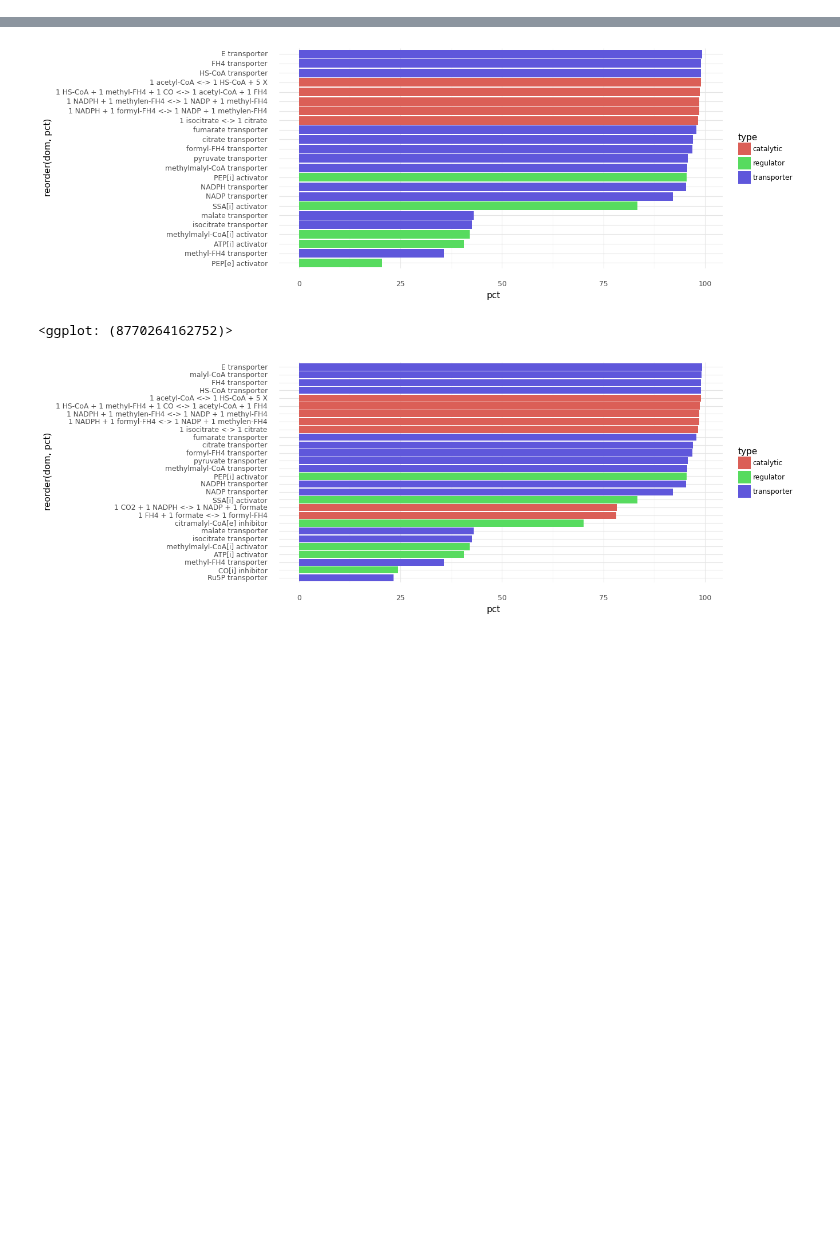
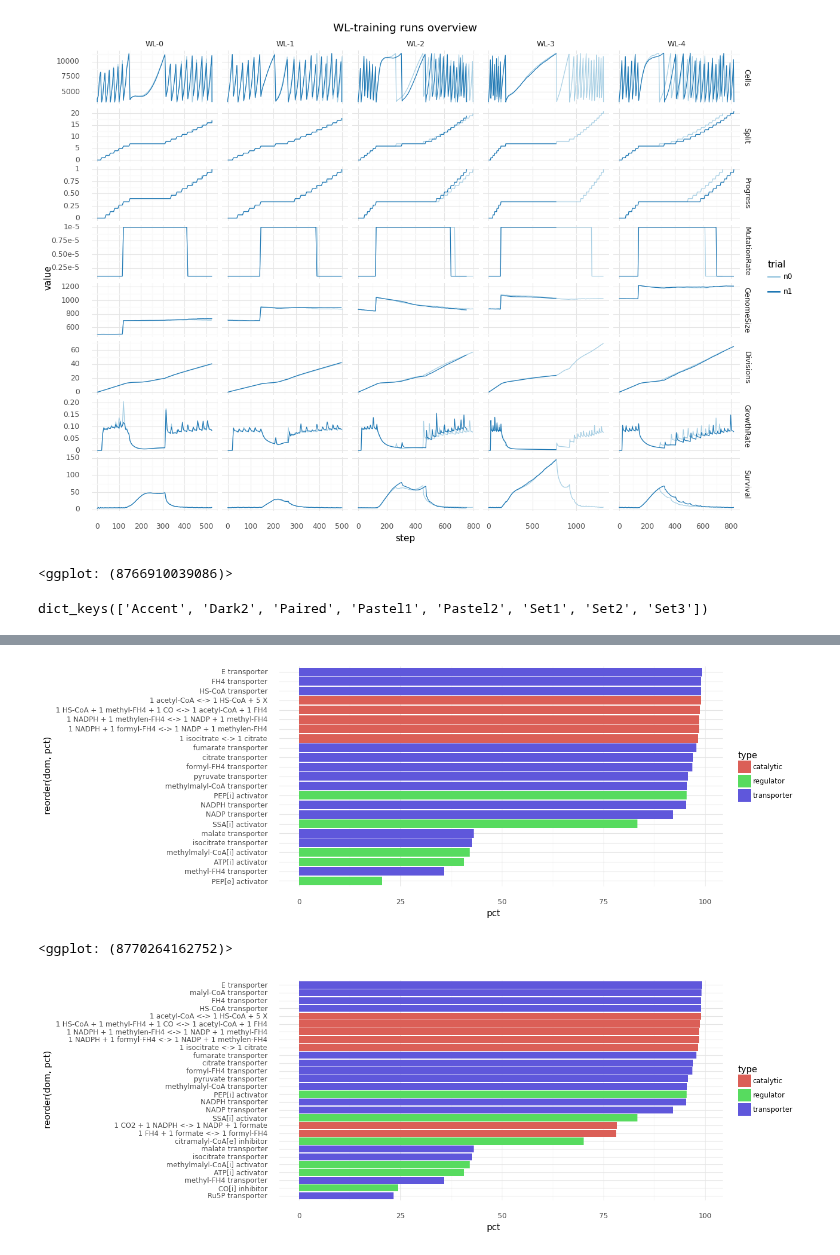
Before and after one commit to mRcSchwering/luca, a Jupyter notebook: e1_co2_fixing/WL_training.ipynb, the cells around one changed output, grey strips where cells are left out. Saved outputs shown, nothing was run; the diff lists cells and outputs as text; code cells hidden in the pictures; blank space fills up the shorter version.

```diff
--- a/e1_co2_fixing/WL_training.ipynb
+++ b/e1_co2_fixing/WL_training.ipynb
@@ -12,3 +16,21 @@ THIS_DIR = Path(".") / "e1_co2_fixing"
 RUNS_DIR = THIS_DIR / "runs"
 
 world = ms.World.from_file(rundir=RUNS_DIR)
+# %%
+records = []
+for rundir in RUNS_DIR.glob("2023-07-*"):
+    with open(rundir / "hparams.json", "r") as fh:
+        data = json.load(fh)
+    records.append({"name": rundir.name, **data})
+hparams = pd.DataFrame.from_records(records)
+
+hparams.loc[:, "trial"] = "n" + hparams["name"].str.rsplit("_", n=1).str[1]
+hparams.loc[:, "purpose"] = "train-pathway"
+hparams.loc[hparams["pathway-label"].isna(), "purpose"] = "validate-cells"
+hparams.loc[hparams["pathway-label"].isna() & hparams["init-label"].isna(), "purpose"] = "init-cells"
+hparams.loc[:, "culture"] = "batch"
+hparams.loc[hparams["purpose"] == "validate-cells", "culture"] = "chemostat"
+
+# TODO: network chart?
+hparams = hparams.sort_values("name").reset_index()
+hparams[["name", "trial", "pathway-label", "init-label", "purpose", "culture"]]
@@ -14,0 +52,45 @@ world = ms.World.from_file(rundir=RUNS_DIR)
+# %%
+scalars = [
+    ("Cells/Total", "Cells"),
+    ("Other/Split", "Split"),
+    ("Other/Progress", "Progress"),
+    ("Other/MutationRate", "MutationRate"),
+    ("Cells/GenomeSize", "GenomeSize"),
+    ("Cells/Divisions", "Divisions"),
+    ("Cells/GrowthRate", "GrowthRate"),
+    ("Cells/Survival", "Survival")
+]
+
+records = []
+for _, row in hparams.loc[hparams["purpose"] == "train-pathway"].iterrows():
+    event_dir = RUNS_DIR / row["name"]
+    tf_ea = event_accumulator.EventAccumulator(str(event_dir))
+    tf_ea.Reload()
+    for scalar, variable in scalars:
+        for obj in tf_ea.Scalars(scalar):
+            records.append({
+                "name": row["name"],
+                "variable": variable,
+                "value": obj.value,
+                "step": obj.step,
+                "pathway-label": row["pathway-label"],
+                "trial": row["trial"]
+            })
+
+df = pd.DataFrame.from_records(records)
+df["variable"] = pd.Categorical(df["variable"], categories=[d[1] for d in scalars])
+
+(ggplot(df)
+    + geom_line(aes(y="value", x="step", group="name", color="trial"))
+    + facet_grid("variable ~ pathway-label", scales="free")
+    + scale_color_brewer(type="Qualitative", palette="Paired")
+    + ggtitle("WL-training runs overview")
+    + theme(figure_size=(14, 10)))
+# %% [output]
+[figure, added]
+<ggplot: (8766910039086)>
+# %%
+from mizani import palettes
+palettes.brewer_helper._ncolor_range["Qualitative"].keys()
+# %% [output]
+dict_keys(['Accent', 'Dark2', 'Paired', 'Pastel1', 'Pastel2', 'Set1', 'Set2', 'Set3'])
```
Also changed, not shown: parts of 22 cells of this notebook, 1 other file.
